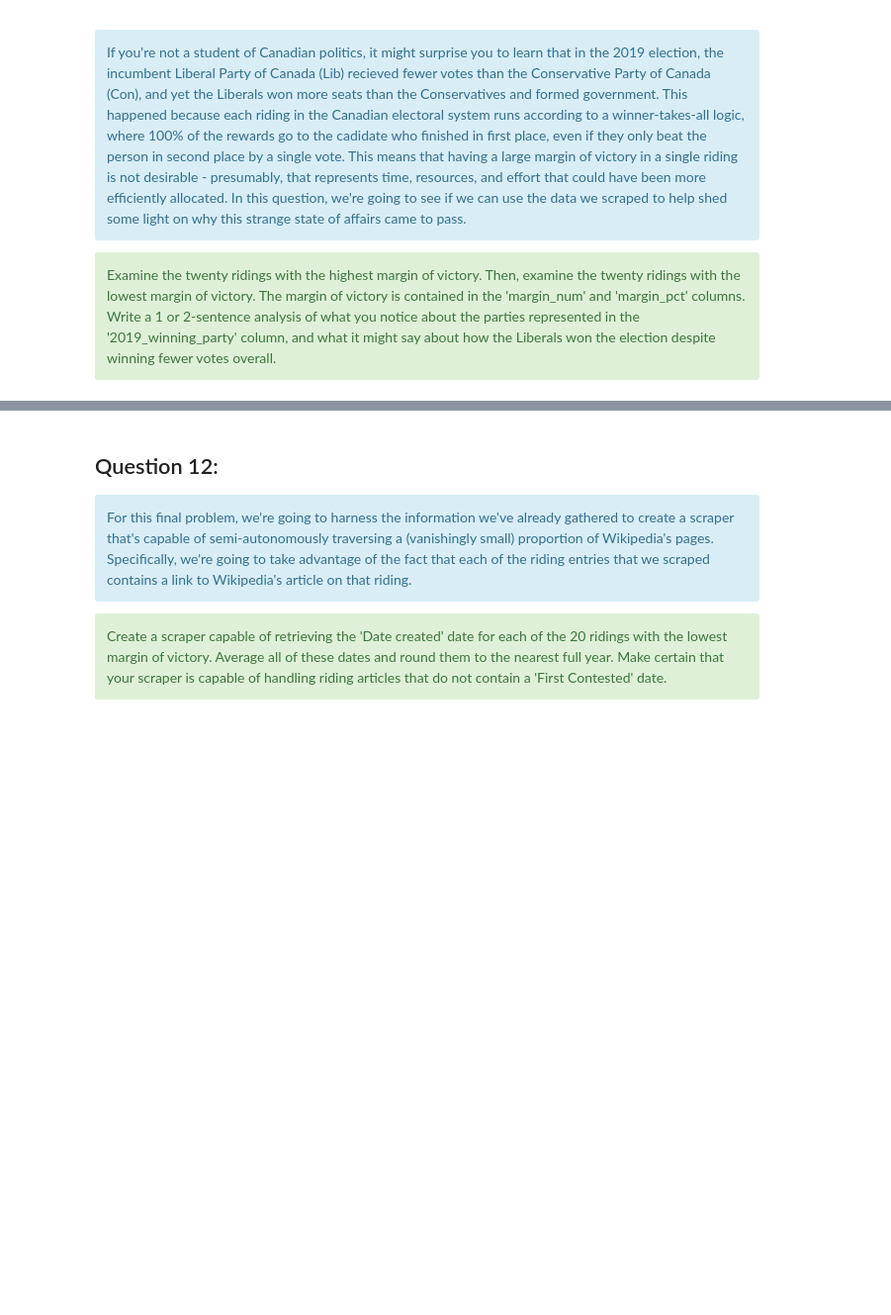
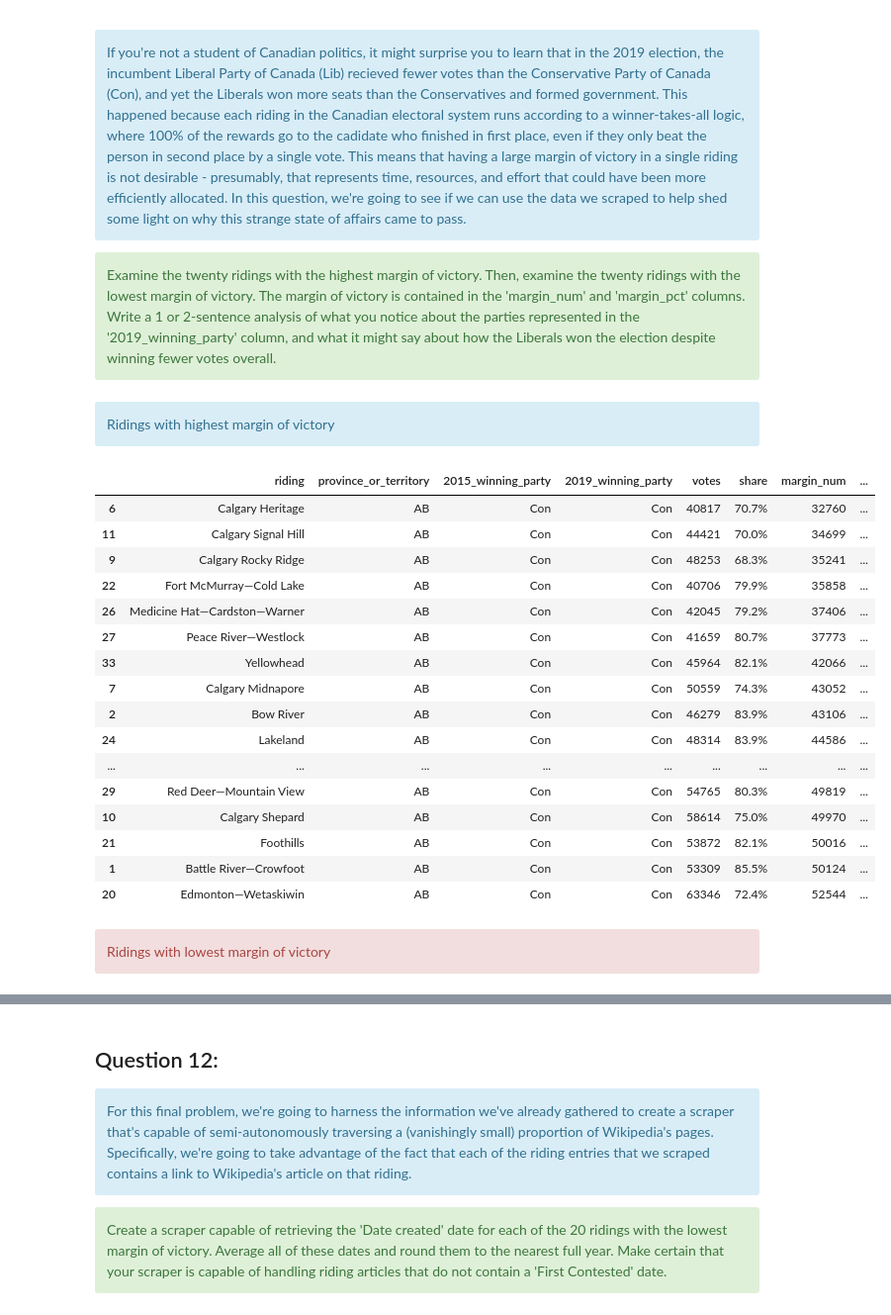
Before and after one commit to vishaalsc/Comp-Soc-Sci, a Jupyter notebook: DCSS/MODULE04/MODULE04_EA_UNDERGRAD.ipynb, the cells around one changed output, grey strips where cells are left out. Shown at 99% size. Drawn from its saved outputs; the diff is of its cells as text; code cells hidden in the pictures; blank space fills up the shorter version.

```diff
--- a/DCSS/MODULE04/MODULE04_EA_UNDERGRAD.ipynb
+++ b/DCSS/MODULE04/MODULE04_EA_UNDERGRAD.ipynb
@@ -314,15 +317,15 @@ Iterate through the HTML tables in the web page to locate the "Results by riding
 #_07
 
 # Get a list of all the tables in the web page
-list_of_tables = soup._____("table")
+list_of_tables = soup.find_all("table")
 
 # Initialize the variable we'll use to store the index
 result_table_index = None
 
 # Iterate over each table in the wikipedia article
-for i, table in _____(list_of_tables):
-    first_row = table._____('tr')[0].text # Get the first row of the table
-    if "Results by riding - 2019 Canadian federal election" in _____:
+for i, table in enumerate(list_of_tables):
+    first_row = table.find_all('tr')[0].text # Get the first row of the table
+    if "Results by riding - 2019 Canadian federal election" in first_row:
         result_table_index = i  # If we get a match, we've found our table!
 
 # Store the index of the result table in the assignment variable
@@ -343,7 +348,7 @@ Find the HTML tag used to designate a single row of data in this table.
 #_08
 
 # Store the two-letter HTML tag you found as part of your investigation (in string format)
-row_tag = _____
+row_tag = 'tr'
 
 # Store the result in the assignment variable
 _08 = row_tag # do not change this variable name
@@ -360,14 +365,14 @@ Create a list of all of the rows in the 'Results by riding' table, and then loca
 #_09
 
 # Using the index we found in the previous question, retrieve the "Results by riding" table from 'list_of_tables'
-results_table = _____[_____]
+results_table = list_of_tables[result_table_index]
 
 # Create a list of all rows in the table by searching for the row tag you found
 all_rows = results_table.findAll(row_tag)
 
 # Iterate through list of rows to find the 'Waterloo' string in their text.
 for row in all_rows:
-    if "Waterloo" _____ row._____:
+    if "Waterloo" in row.contents:
         waterloo_row = row
 
 # Process the results into a human-readable form:
@@ -391,7 +398,7 @@ Remove the first 5 rows of the 'all_rows' variable (index positions 0 to 4). The
 
 
 # Remove first 5 items from the 'all_rows' list
-all_but_5_rows = all_rows[_____:_____]
+all_but_5_rows = all_rows[5:]
 
 # Initialize a list of the columns from the Wikipedia table
 riding_columns = [
@@ -432,7 +439,7 @@ for row in all_but_5_rows:
 
 
 # Count the number of ridings from each province and territory
-riding_counts = _____[_____]._____()
+riding_counts = riding_df['province_or_territory'].count()
 
 
 # Store the result in the assignment variable
@@ -451,24 +460,44 @@ Examine the twenty ridings with the highest margin of victory. Then, examine the
 # %%
 #_11
 
 # Convert the margin_num column to a numeric column
 riding_df['margin_num'] = pd.to_numeric(riding_df['margin_num'])
 
 # Sort the entire dataframe by the value of the margin number, ascending
-margin_df_ascending  = riding_df._____(['margin_num'], _____=True)
+margin_df_ascending  = riding_df.sort_values(['margin_num'], ascending=True)
 
 # display the 20 ridings with the largest margin of victory
 display(HTML('<div class="alert alert-block alert-info">Ridings with highest margin of victory</div>'))
 display(margin_df_ascending.tail(20))
 
 # display the 20 ridings with the lowest margin of victory
 display(HTML('<div class="alert alert-block alert-danger">Ridings with lowest margin of victory</div>'))
 display(margin_df_ascending.head(20))
 
 # Write your answer in the space between the two pairs of triple quote marks:
 _11 = """
 
-Sentence one of your analysis goes here.
-Sentence two of your analysis goes here.
+Considering the representation, Liberals may have won the election with fewer overall votes due to the wider spread of votes across province/territory as compared to Conservative data (i.e. ridings with higher victory
+margin mostly AB, lower margins include BC, ON, QC, NB, NS, PE). Last time a similar result occurred was apparently in 1867, where John A. Macdonald formed govt. with 34.8% of the national popular vote (National Post).
 
 """ # do not change this variable name
+# %% [output]
+Ridings with highest margin of victory
+|  | riding | province_or_territory | 2015_winning_party | 2019_winning_party | votes | share | margin_num | ... |
+| 6 | Calgary Heritage | AB | Con | Con | 40817 | 70.7% | 32760 | ... |
+| 11 | Calgary Signal Hill | AB | Con | Con | 44421 | 70.0% | 34699 | ... |
+| 9 | Calgary Rocky Ridge | AB | Con | Con | 48253 | 68.3% | 35241 | ... |
+| 22 | Fort McMurray—Cold Lake | AB | Con | Con | 40706 | 79.9% | 35858 | ... |
+| 26 | Medicine Hat—Cardston—Warner | AB | Con | Con | 42045 | 79.2% | 37406 | ... |
+| 27 | Peace River—Westlock | AB | Con | Con | 41659 | 80.7% | 37773 | ... |
+| 33 | Yellowhead | AB | Con | Con | 45964 | 82.1% | 42066 | ... |
+| 7 | Calgary Midnapore | AB | Con | Con | 50559 | 74.3% | 43052 | ... |
+| 2 | Bow River | AB | Con | Con | 46279 | 83.9% | 43106 | ... |
+| 24 | Lakeland | AB | Con | Con | 48314 | 83.9% | 44586 | ... |
+| ... | ... | ... | ... | ... | ... | ... | ... | ... |
+| 29 | Red Deer—Mountain View | AB | Con | Con | 54765 | 80.3% | 49819 | ... |
+| 10 | Calgary Shepard | AB | Con | Con | 58614 | 75.0% | 49970 | ... |
+| 21 | Foothills | AB | Con | Con | 53872 | 82.1% | 50016 | ... |
+| 1 | Battle River—Crowfoot | AB | Con | Con | 53309 | 85.5% | 50124 | ... |
+| 20 | Edmonton—Wetaskiwin | AB | Con | Con | 63346 | 72.4% | 52544 | ... |
+Ridings with lowest margin of victory
```
Also changed, not shown: parts of 7 cells of this notebook, 4 other files.
